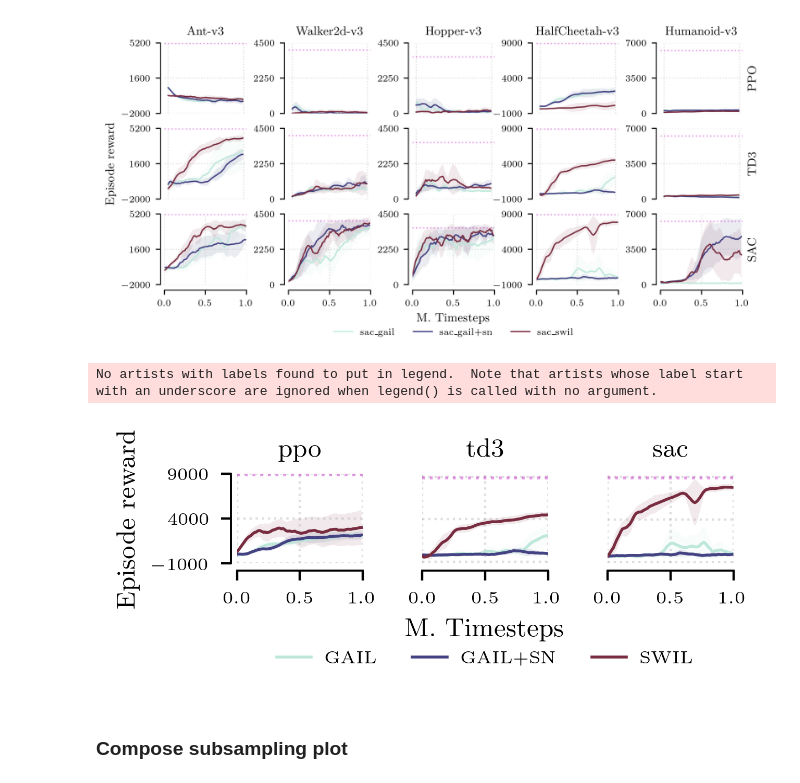
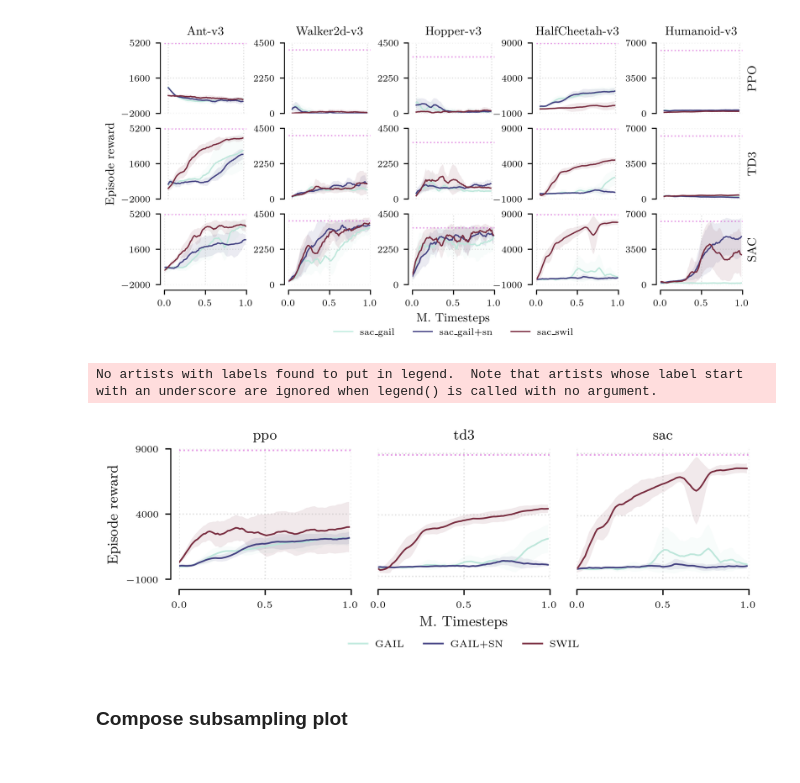
Before and after one commit to iov9000/cleanrl, a Jupyter notebook: cleanrl/notebooks/load_results_comp_.ipynb, the cells around one changed output. Saved outputs shown, nothing was run; the diff lists cells and outputs as text; code cells hidden in the pictures.

```diff
--- a/cleanrl/notebooks/load_results_comp_.ipynb
+++ b/cleanrl/notebooks/load_results_comp_.ipynb
@@ -444,7 +444,7 @@ linecycler = cycle(linestyle_tuple[:NUM_COLORS])
 
 text_width = 6.6
 text_height = 9.0
-fig,ax = plt.subplots(1,3, dpi=400, figsize=[3, .9])
+fig,ax = plt.subplots(1,3, dpi=400, figsize=[5.5, 1.6])
 #fig.tight_layout(w_pad=1, h_pad=1)
 fig.tight_layout(h_pad=-0.5,w_pad=-0.5)
 
@@ -506,35 +506,35 @@ for ss in sss:
                         mu,std = smooth_mu_std(mu,std)
                         mu = mu[::subsample_plot]
                         std = std[::subsample_plot]
 
                         x = np.arange(len(mu))/len(mu)
                         if 'swil' in k:
                             marker = '.'
                         else:
                             marker = '+'
 
                         if 'gail_' in k:
                             lbl = 'GAIL'
                         elif 'gail+sn' in k:
                             lbl = 'GAIL+SN'
                         else:
                             lbl = 'SWIL'
 
                         ax[i].plot(x, mu,lw=1, label=lbl)#, linestyle=next(linecycler)[-1])
                         ax[i].fill_between(x,mu+std, mu-std, alpha=0.1)
 
-            ax[1].legend(loc='upper center', bbox_to_anchor=(0.5, -0.8), fancybox=False, shadow=False, frameon=False, ncol=8)
+            ax[1].legend(loc='upper center', bbox_to_anchor=(0.5, -0.4), fancybox=False, shadow=False, frameon=False, ncol=8)
             ax[1].set_xlabel('M. Timesteps')
             ax[0].set_ylabel('Episode reward')
 
 
 
 #fig.tight_layout(w_pad=1, h_pad=1)
 #plt.tight_layout()
 fig.savefig(f"comp_rl_algos_hc.pdf", bbox_inches='tight')
 # %% [output]
 No artists with labels found to put in legend.  Note that artists whose label start with an underscore are ignored when legend() is called with no argument.
-[figure, old version]
+[figure, new version]
 # %% [markdown]
 ### Compose subsampling plot
 # %%
```
Also changed, not shown: 12 other files.
